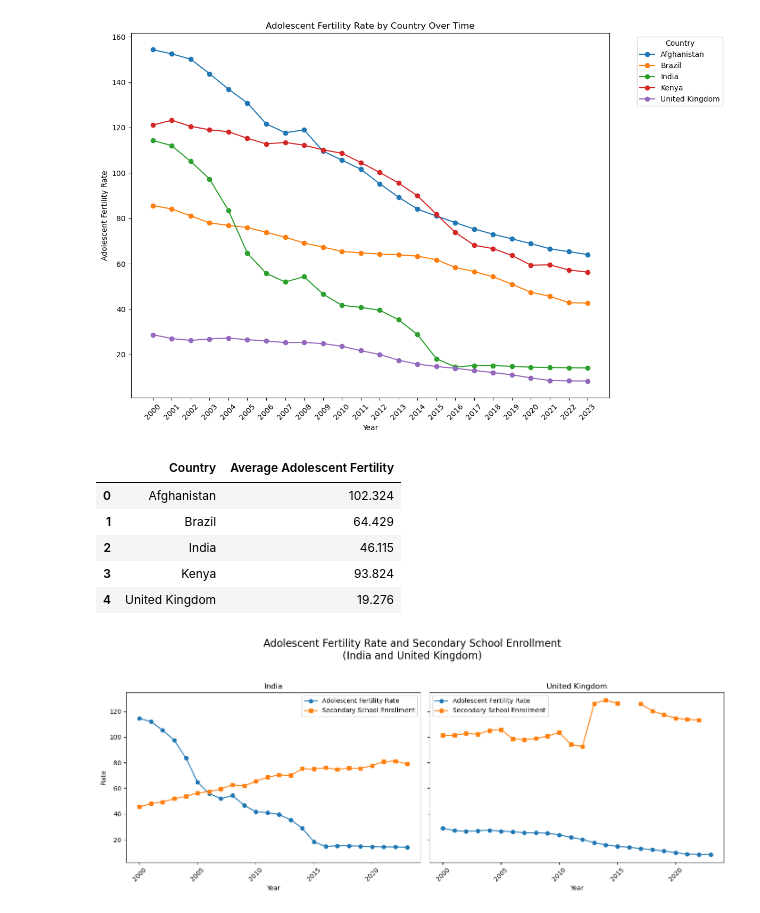
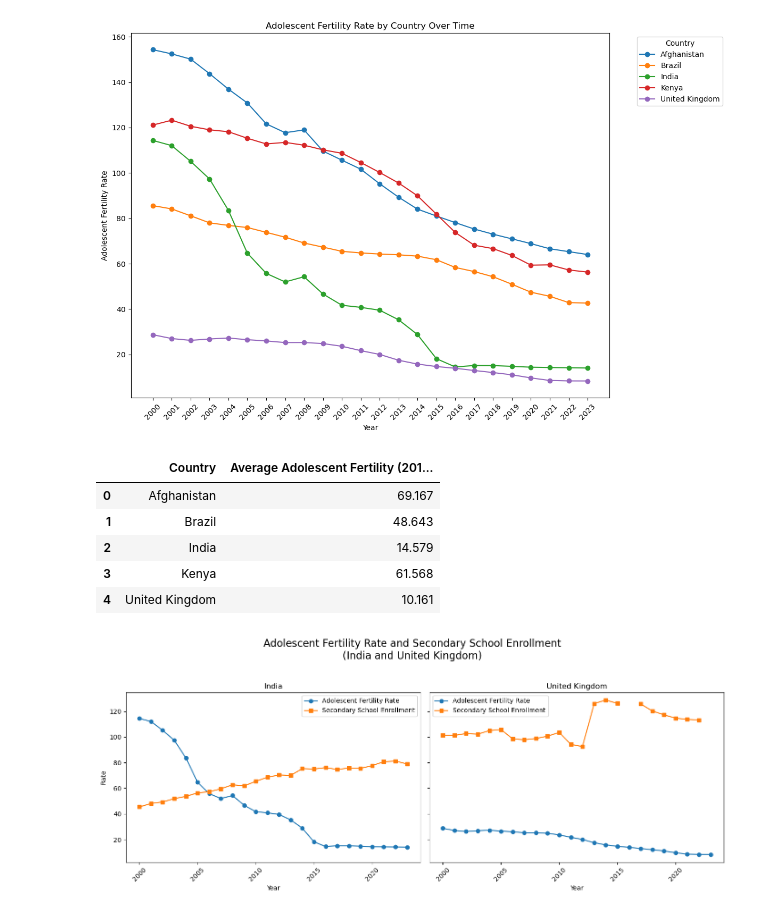
Before and after one commit to a1an-na/QTM350_Final_Project, a Jupyter notebook: scripts/adolescent_fertility.ipynb, the cells around one changed output. Drawn from its saved outputs; the diff is of its cells as text; code cells hidden in the pictures.

```diff
--- a/scripts/adolescent_fertility.ipynb
+++ b/scripts/adolescent_fertility.ipynb
@@ -25,16 +25,21 @@ plt.show()
 # %%
 # Average Adolescent Fertility Rate by Country
 
-table_2= df.groupby('country', as_index=False)['adolescent_fertility'].mean().round(3)
-table_2.columns = ['Country', 'Average Adolescent Fertility']
+table_2 = (
+    df[df['year'].between(2017, 2023)]
+    .groupby('country', as_index=False)['adolescent_fertility']
+    .mean()
+    .round(3)
+)
+table_2.columns = ['Country', 'Average Adolescent Fertility (2017–2023)']
 table_2
 # %% [output]
-|  | Country | Average Adolescent Fertility |
-| 0 | Afghanistan | 102.324 |
-| 1 | Brazil | 64.429 |
-| 2 | India | 46.115 |
-| 3 | Kenya | 93.824 |
-| 4 | United Kingdom | 19.276 |
+|  | Country | Average Adolescent Fertility (201... |
+| 0 | Afghanistan | 69.167 |
+| 1 | Brazil | 48.643 |
+| 2 | India | 14.579 |
+| 3 | Kenya | 61.568 |
+| 4 | United Kingdom | 10.161 |
 # %%
 # Adolescent Fertility Rate and Secondary School Enrollment
 
```
Also changed, not shown: 2 other files.
